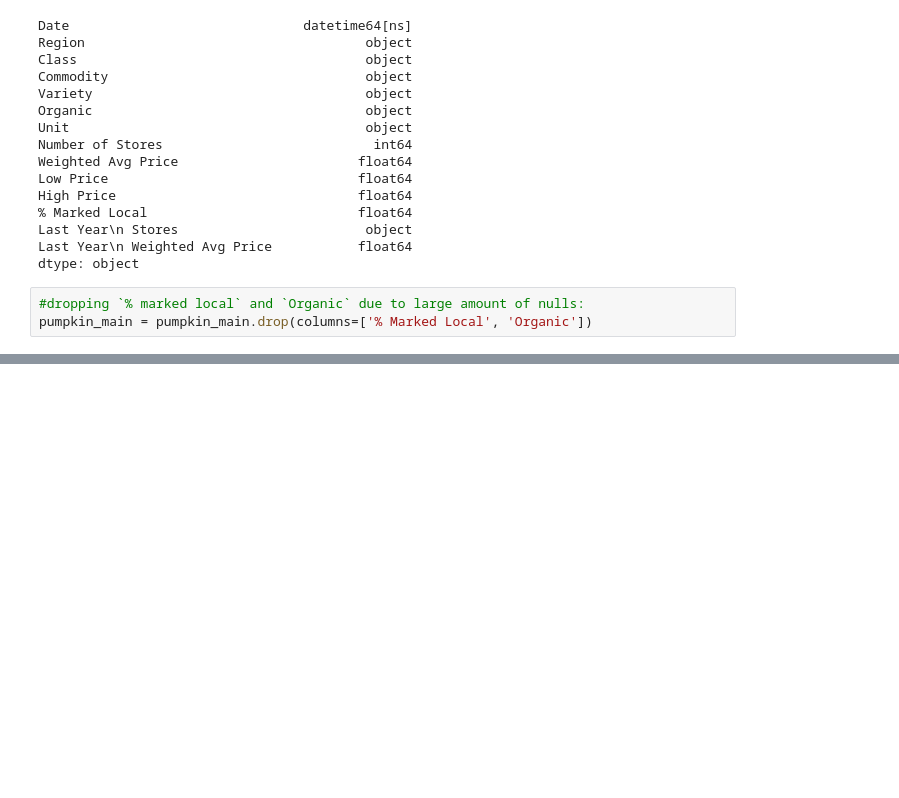
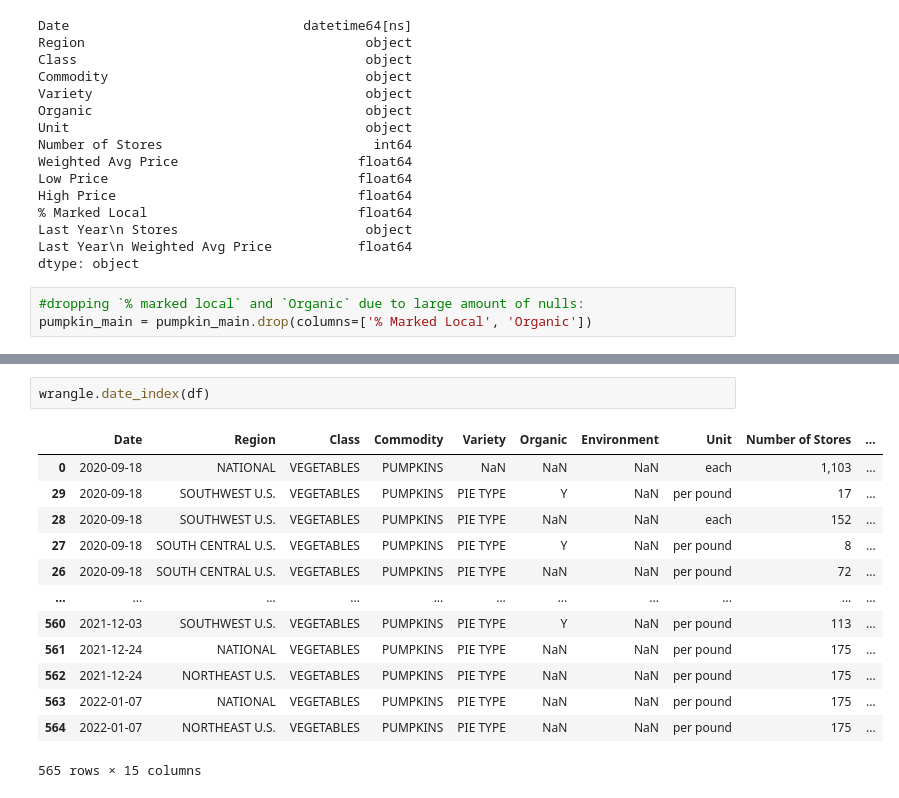
Before and after one commit to jeneyring/Pumpkin_season, a Jupyter notebook: Wrangle.ipynb, the cells around one changed output, grey strips where cells are left out. Saved outputs shown, nothing was run; the diff lists cells and outputs as text; blank space fills up the shorter version.

```diff
--- a/Wrangle.ipynb
+++ b/Wrangle.ipynb
@@ -313,0 +344,16 @@ __________________
+# %%
+wrangle.date_index(df)
+# %% [output]
+|  | Date | Region | Class | Commodity | Variety | Organic | Environment | Unit | Number of Stores | ... |
+| 0 | 2020-09-18 | NATIONAL | VEGETABLES | PUMPKINS | NaN | NaN | NaN | each | 1,103 | ... |
+| 29 | 2020-09-18 | SOUTHWEST U.S. | VEGETABLES | PUMPKINS | PIE TYPE | Y | NaN | per pound | 17 | ... |
+| 28 | 2020-09-18 | SOUTHWEST U.S. | VEGETABLES | PUMPKINS | PIE TYPE | NaN | NaN | each | 152 | ... |
+| 27 | 2020-09-18 | SOUTH CENTRAL U.S. | VEGETABLES | PUMPKINS | PIE TYPE | Y | NaN | per pound | 8 | ... |
+| 26 | 2020-09-18 | SOUTH CENTRAL U.S. | VEGETABLES | PUMPKINS | PIE TYPE | NaN | NaN | per pound | 72 | ... |
+| ... | ... | ... | ... | ... | ... | ... | ... | ... | ... | ... |
+| 560 | 2021-12-03 | SOUTHWEST U.S. | VEGETABLES | PUMPKINS | PIE TYPE | Y | NaN | per pound | 113 | ... |
+| 561 | 2021-12-24 | NATIONAL | VEGETABLES | PUMPKINS | PIE TYPE | NaN | NaN | per pound | 175 | ... |
+| 562 | 2021-12-24 | NORTHEAST U.S. | VEGETABLES | PUMPKINS | PIE TYPE | NaN | NaN | per pound | 175 | ... |
+| 563 | 2022-01-07 | NATIONAL | VEGETABLES | PUMPKINS | PIE TYPE | NaN | NaN | per pound | 175 | ... |
+| 564 | 2022-01-07 | NORTHEAST U.S. | VEGETABLES | PUMPKINS | PIE TYPE | NaN | NaN | per pound | 175 | ... |
+565 rows × 15 columns
```
Also changed, not shown: parts of 36 cells of this notebook, 1 other file.
